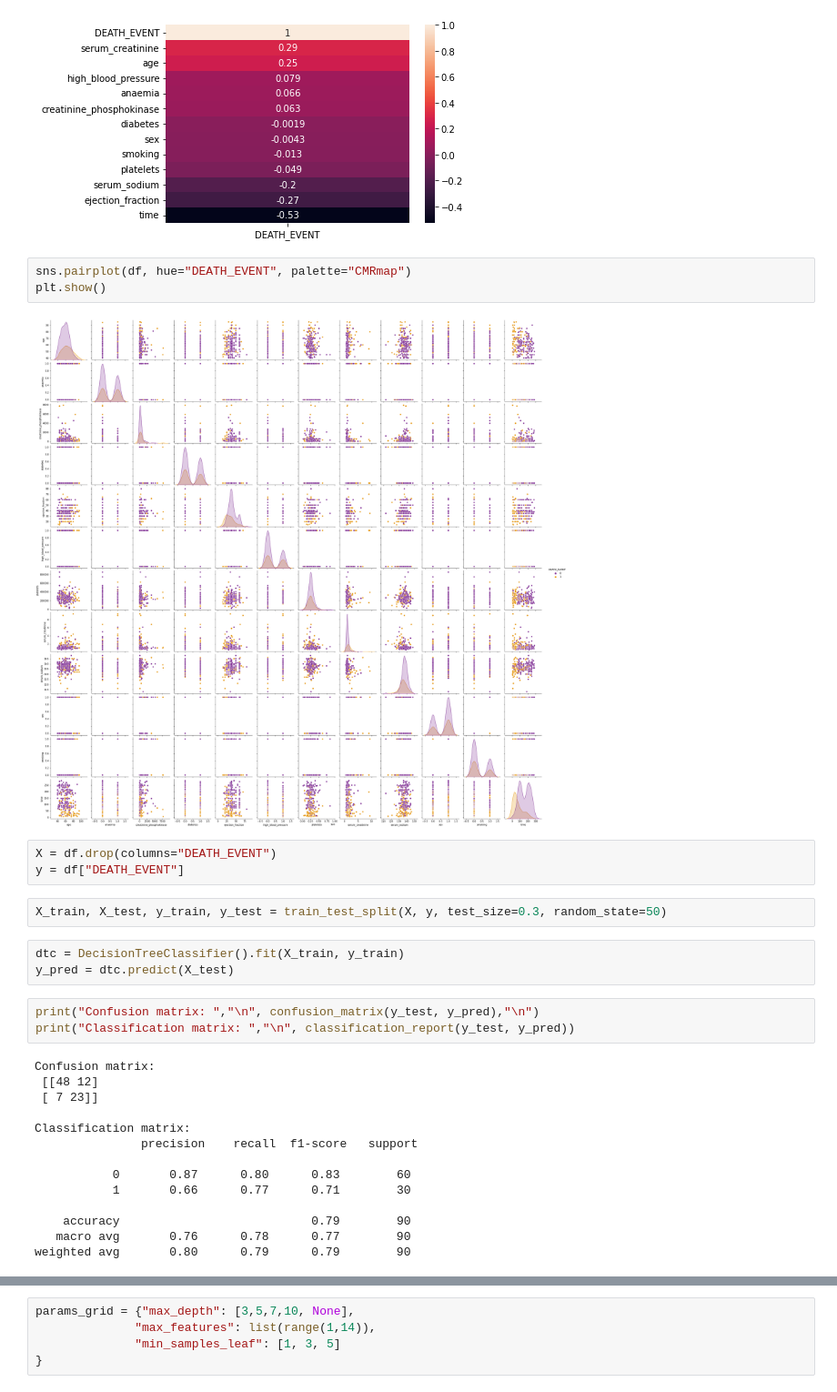
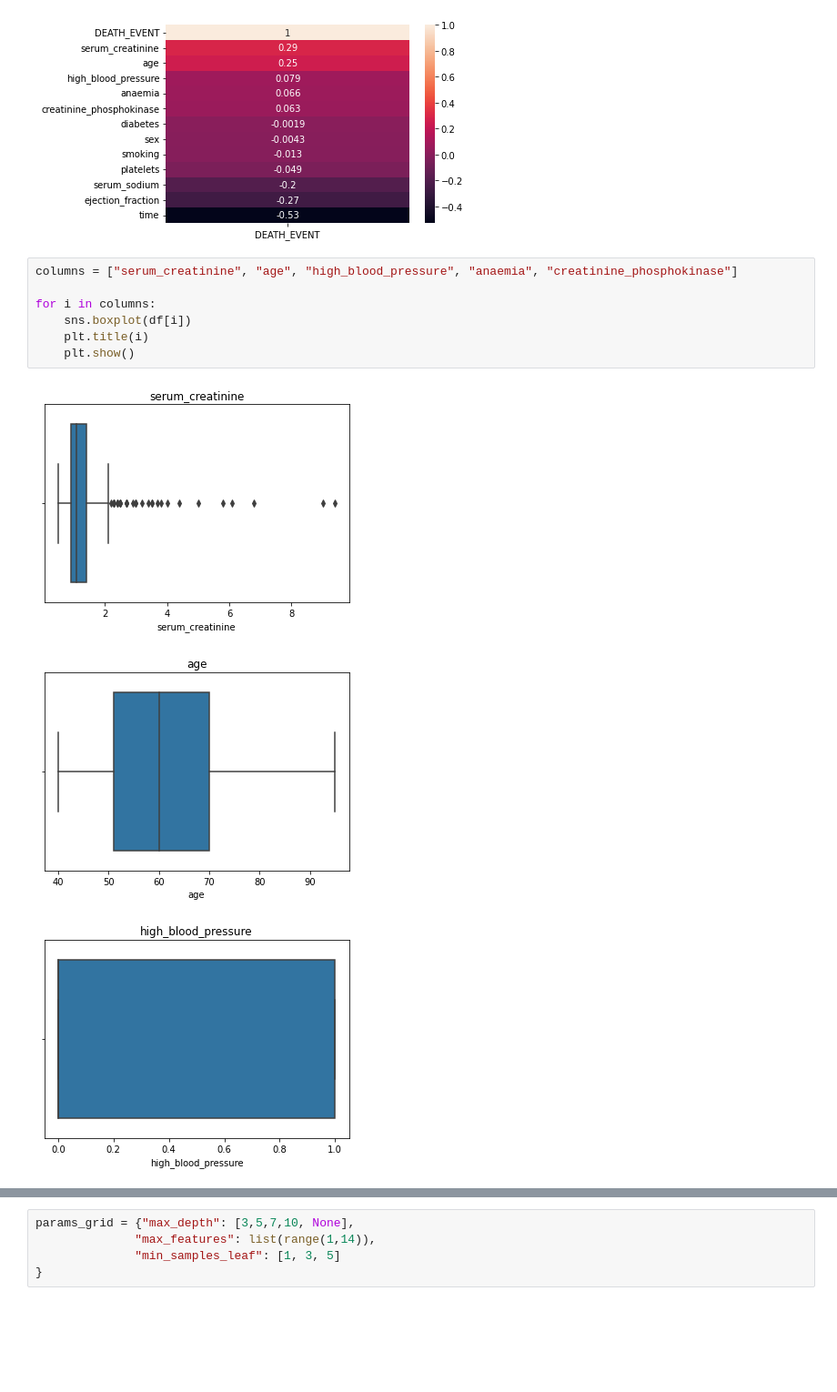
Before and after one commit to infoshareacademy/jdszr6-World-data-analysis, a Jupyter notebook: Projekt_ML/Projekt_ML.ipynb, the cells around one changed output, grey strips where cells are left out. Shown: that part at 91% size. Drawn from its saved outputs; the diff is of its cells as text; blank space fills up the shorter version.

```diff
--- a/Projekt_ML/Projekt_ML.ipynb
+++ b/Projekt_ML/Projekt_ML.ipynb
@@ -88,33 +94,14 @@ sns.heatmap(df.corr()[['DEATH_EVENT']].sort_values(by='DEATH_EVENT', ascending=F
 plt.show()
 # %% [output]
 [figure]
-# %%
-sns.pairplot(df, hue="DEATH_EVENT", palette="CMRmap")
-plt.show()
-# %% [output]
-[figure, removed]
-# %%
-X = df.drop(columns="DEATH_EVENT")
-y = df["DEATH_EVENT"]
-# %%
-X_train, X_test, y_train, y_test = train_test_split(X, y, test_size=0.3, random_state=50)
-# %%
-dtc = DecisionTreeClassifier().fit(X_train, y_train)
-y_pred = dtc.predict(X_test)
-# %%
-print("Confusion matrix: ","\n", confusion_matrix(y_test, y_pred),"\n")
-print("Classification matrix: ","\n", classification_report(y_test, y_pred))
-# %% [output]
-Confusion matrix:
- [[48 12]
- [ 7 23]]
-
-Classification matrix:
-               precision    recall  f1-score   support
-
-           0       0.87      0.80      0.83        60
-           1       0.66      0.77      0.71        30
-
-    accuracy                           0.79        90
-   macro avg       0.76      0.78      0.77        90
-weighted avg       0.80      0.79      0.79        90
+# %%
+columns = ["serum_creatinine", "age", "high_blood_pressure", "anaemia", "creatinine_phosphokinase"]
+
+for i in columns:
+    sns.boxplot(df[i])
+    plt.title(i)
+    plt.show()
+# %% [output]
+[figure, added]
+[figure, added]
+[figure, added]
```
Also changed, not shown: parts of 49 cells of this notebook, 5 other files.
